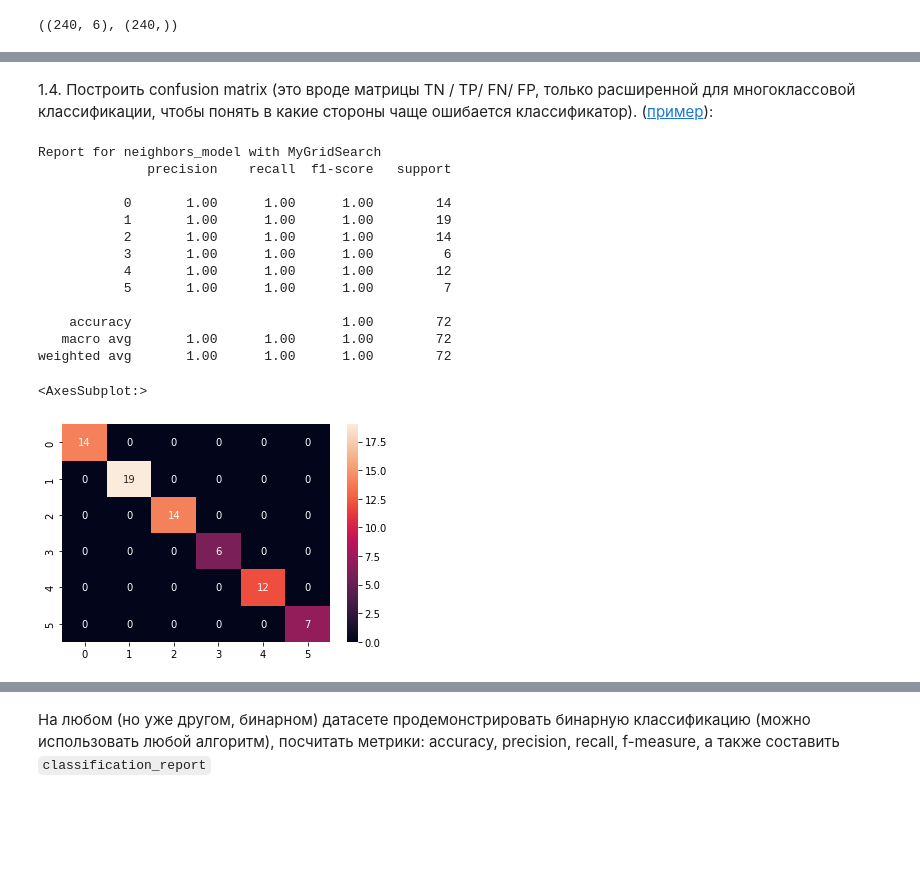
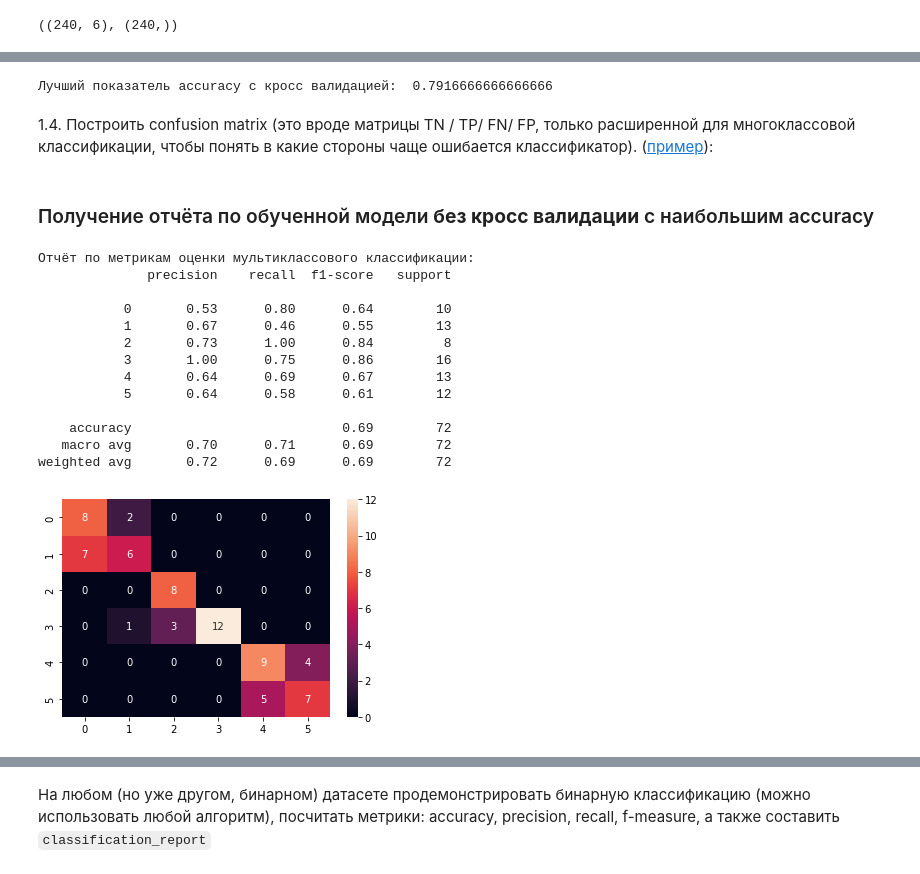
Before and after one commit to DiBoS290699/DataAnalysisTools, a Jupyter notebook: Lab3_Classification/lab_3_classification_6133_Borisov.ipynb, the cells around one changed output, grey strips where cells are left out. Drawn from its saved outputs; the diff is of its cells as text; code cells hidden in the pictures; blank space fills up the shorter version.

```diff
--- a/Lab3_Classification/lab_3_classification_6133_Borisov.ipynb
+++ b/Lab3_Classification/lab_3_classification_6133_Borisov.ipynb
@@ -213,0 +169,5 @@ g = plt.legend()
+# %%
+accuracy1 = results1['test_accuracy'].max()
+best_n_neighbors = results1['test_accuracy'].argmax() + 1
+print('Самое оптимальный параметр n_neighbors: ', best_n_neighbors)
+print("Лучший показатель accuracy без кросс валидации: ", accuracy1)
@@ -214,27 +191,38 @@ g = plt.legend()
+# %%
+accuracy2 = results2['test_score'].max()
+print("Лучший показатель accuracy с кросс валидацией: ", accuracy2)
+# %% [output]
+Лучший показатель accuracy с кросс валидацией:  0.7916666666666666
 # %% [markdown]
 1.4. Построить confusion matrix (это вроде матрицы TN / TP/ FN/ FP, только расширенной для многоклассовой классификации, чтобы понять в какие стороны чаще ошибается классификатор). ([пример](https://scikit-learn.org/stable/auto_examples/model_selection/plot_confusion_matrix.html)):
 # %%
 # Построение confusion matrix для лучшей выборки гиперпараметров
-neighbors_model.set_params(**my_g_neigh_search.best_params)
-neighbors_model.fit(Xtrain, Ytrain)
-pred = neighbors_model.predict(Xtest)
-print('Report for neighbors_model with MyGridSearch')
-print(classification_report(Ytest, pred))
-conf_mat = confusion_matrix(Ytest, pred)
-sn.heatmap(conf_mat, annot=True, fmt="d")
+def report_classification(model, Xtest, Ytest, get_conf_matr=False):
+    pred = model.predict(Xtest)
+
+    print('Отчёт по метрикам оценки мультиклассового классификации:')
+    print(classification_report(Ytest, pred))
+    conf_mat = confusion_matrix(Ytest, pred)
+    sn.heatmap(conf_mat, annot=True, fmt="d")
+
+    return conf_mat if get_conf_matr else None
-# %% [output]
-Report for neighbors_model with MyGridSearch
-              precision    recall  f1-score   support
-
-           0       1.00      1.00      1.00        14
-           1       1.00      1.00      1.00        19
-           2       1.00      1.00      1.00        14
-           3       1.00      1.00      1.00         6
-           4       1.00      1.00      1.00        12
-           5       1.00      1.00      1.00         7
-
-    accuracy                           1.00        72
-   macro avg       1.00      1.00      1.00        72
-weighted avg       1.00      1.00      1.00        72
-<AxesSubplot:>
-[figure, removed]
+# %% [markdown]
+### Получение отчёта по обученной модели **без кросс валидации** с наибольшим accuracy
+# %%
+neighbors_model = results1[results1['test_accuracy'] == accuracy1]['estimator'].head(1).item()
+report_classification(neighbors_model, Xtest, Ytest)
+# %% [output]
+Отчёт по метрикам оценки мультиклассового классификации:
+              precision    recall  f1-score   support
+
+           0       0.53      0.80      0.64        10
+           1       0.67      0.46      0.55        13
+           2       0.73      1.00      0.84         8
+           3       1.00      0.75      0.86        16
+           4       0.64      0.69      0.67        13
+           5       0.64      0.58      0.61        12
+
+    accuracy                           0.69        72
+   macro avg       0.70      0.71      0.69        72
+weighted avg       0.72      0.69      0.69        72
+[figure, added]
```
Also changed, not shown: parts of 39 cells of this notebook.
